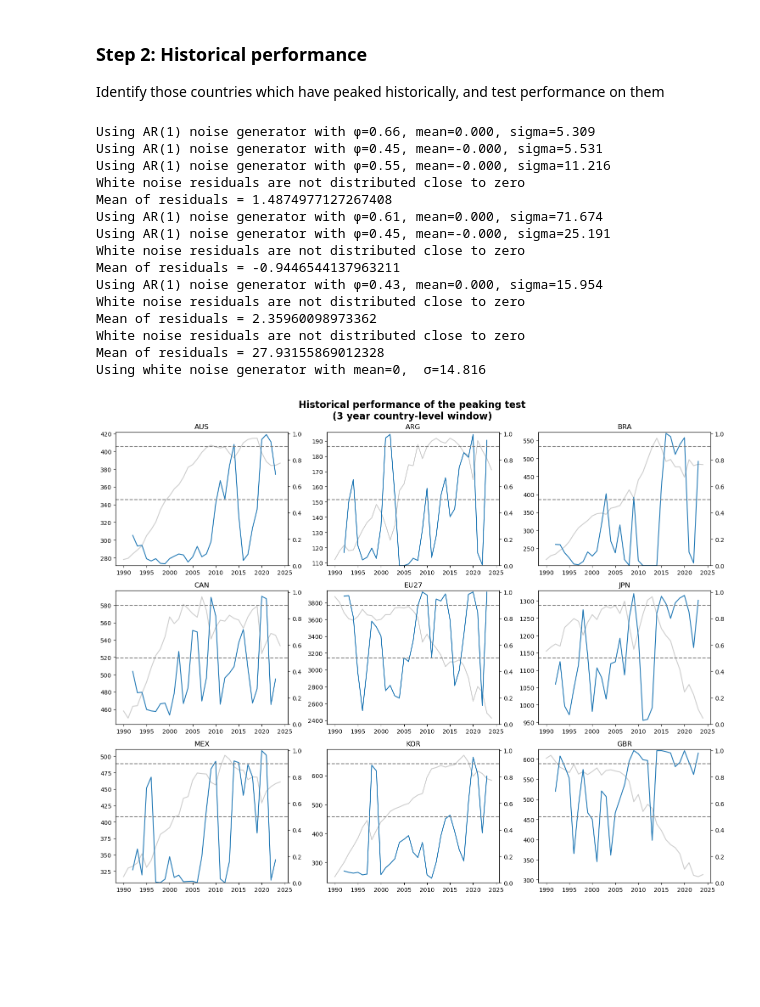
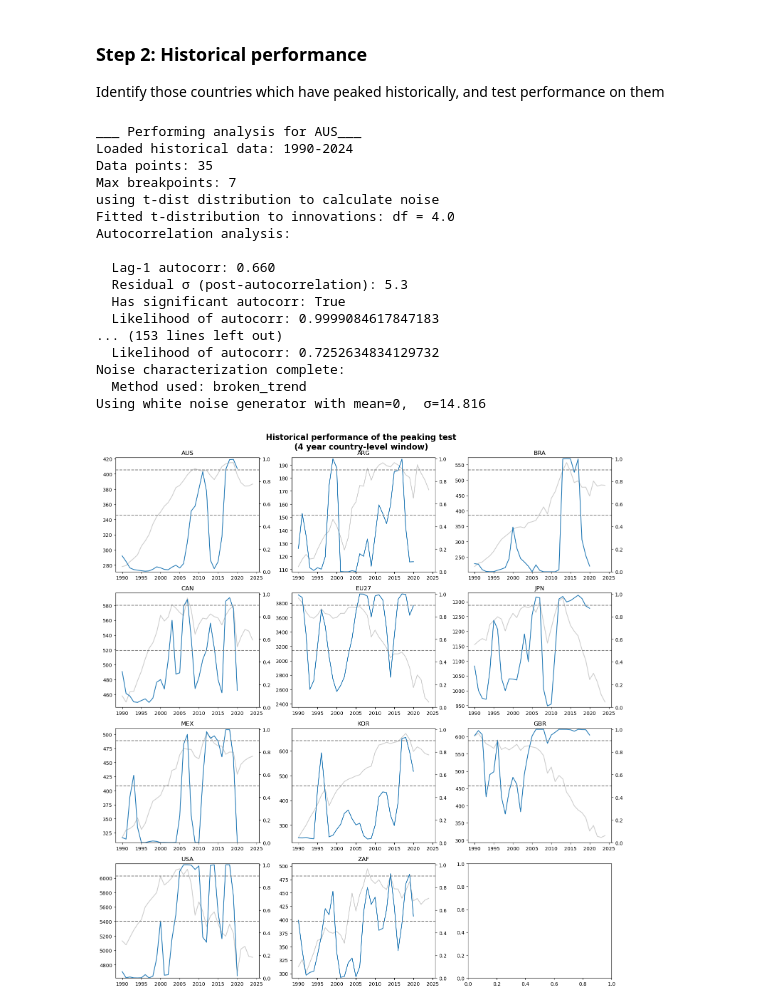
Before and after one commit to nezzag/peaking_test, a Jupyter notebook: notebooks/country_coverage.ipynb, the cells around one changed output. Cells and saved outputs as stored; diff of their text form; code cells hidden in the pictures; blank space fills up the shorter version.

Commit message:
Fix indexing in coutnry_coverage analysis

```diff
--- a/notebooks/country_coverage.ipynb
+++ b/notebooks/country_coverage.ipynb
@@ -109,11 +109,11 @@ Identify those countries which have peaked historically, and test performance on
 # %%
 peaked_isos = likelihood_of_peaking.loc[likelihood_of_peaking['10year']>0.6666].index
 # %%
-test_length = 3
+test_length = 4
 # %%
 
 
-redo_test_peaked_countries = False
+redo_test_peaked_countries = True
 
 if redo_test_peaked_countries:
     peak_testers = dict()
@@ -141,7 +141,7 @@ if redo_test_peaked_countries:
                             peak_tester_iso.historical_data.year.isin(range(i,i+test_length))
                             ].itertuples(index=False, name=None)
                     )).run_complete_bootstrap_test(bootstrap_method='ar_bootstrap')
-                likelihood_of_peaking_hist_test.loc[i+test_length-1] = 1 - peak_tester_iso.bootstrap_results['p_value_one_tail']
+                likelihood_of_peaking_hist_test.loc[i] = 1 - peak_tester_iso.bootstrap_results['p_value_one_tail']
 
         peaking_likelihood_hist_test[iso] = likelihood_of_peaking_hist_test
         peak_testers[iso] = peak_tester_iso
@@ -154,42 +154,44 @@ else:
     peak_testers = joblib.load(f"../outputs/data/country_analysis/peak_testers_window_{test_length}.joblib")
     peaking_likelihood_hist_test = pd.read_csv(f'../outputs/data/country_analysis/peaked_isos_test_window_{test_length}.csv', index_col=0)
 # %% [output]
-Using AR(1) noise generator with φ=0.66, mean=0.000, sigma=5.309
-Using AR(1) noise generator with φ=0.45, mean=-0.000, sigma=5.531
-Using AR(1) noise generator with φ=0.55, mean=-0.000, sigma=11.216
-White noise residuals are not distributed close to zero
-Mean of residuals = 1.4874977127267408
-Using AR(1) noise generator with φ=0.61, mean=0.000, sigma=71.674
-Using AR(1) noise generator with φ=0.45, mean=-0.000, sigma=25.191
-White noise residuals are not distributed close to zero
-Mean of residuals = -0.9446544137963211
-Using AR(1) noise generator with φ=0.43, mean=0.000, sigma=15.954
-White noise residuals are not distributed close to zero
-Mean of residuals = 2.35960098973362
-White noise residuals are not distributed close to zero
-Mean of residuals = 27.93155869012328
+___ Performing analysis for AUS___
+Loaded historical data: 1990-2024
+Data points: 35
+Max breakpoints: 7
+using t-dist distribution to calculate noise
+Fitted t-distribution to innovations: df = 4.0
+Autocorrelation analysis:
+
+  Lag-1 autocorr: 0.660
+  Residual σ (post-autocorrelation): 5.3
+  Has significant autocorr: True
+  Likelihood of autocorr: 0.9999084617847183
+... (153 lines left out)
+  Likelihood of autocorr: 0.7252634834129732
+Noise characterization complete:
+  Method used: broken_trend
 Using white noise generator with mean=0,  σ=14.816
 # %%
 ncols = 3
-nrows = int(np.ceil(peaking_likelihood_hist_test.shape[1])/3)
+nrows = int(np.ceil(peaking_likelihood_hist_test.shape[1]/3))
 
 f, axes = plt.subplots(nrows=nrows,ncols=ncols,figsize=(5*ncols,4*nrows))
 
 plot_isos = list(peaking_likelihood_hist_test.keys())
 
-for count, ax in enumerate(axes.ravel()[:len(peaking_likelihood_hist_test)]):
+for count, ax in enumerate(axes.ravel()[:peaking_likelihood_hist_test.shape[1]]):
     gcb_data.loc[isin(region=plot_isos[count]),1990:].T.plot(ax=ax,legend=False,color='grey',alpha=0.4)
     ax2 =ax.twinx()
     peaking_likelihood_hist_test[plot_isos[count]].plot(ax=ax2)
     ax2.set_ylim([0,1.01])
     ax2.axhline(y=0.9,color='grey',ls='--')
     ax2.axhline(y=0.5,color='grey',ls='--')
 
 
     ax.set_title(f'{plot_isos[count]}')
 
 
 f.suptitle(f'Historical performance of the peaking test\n({test_length} year country-level window)', fontweight='bold',fontsize=16, )
 plt.tight_layout()
 # %% [output]
-[figure, old version]
+[figure, new version]
```
Also changed, not shown: 7 other files.
